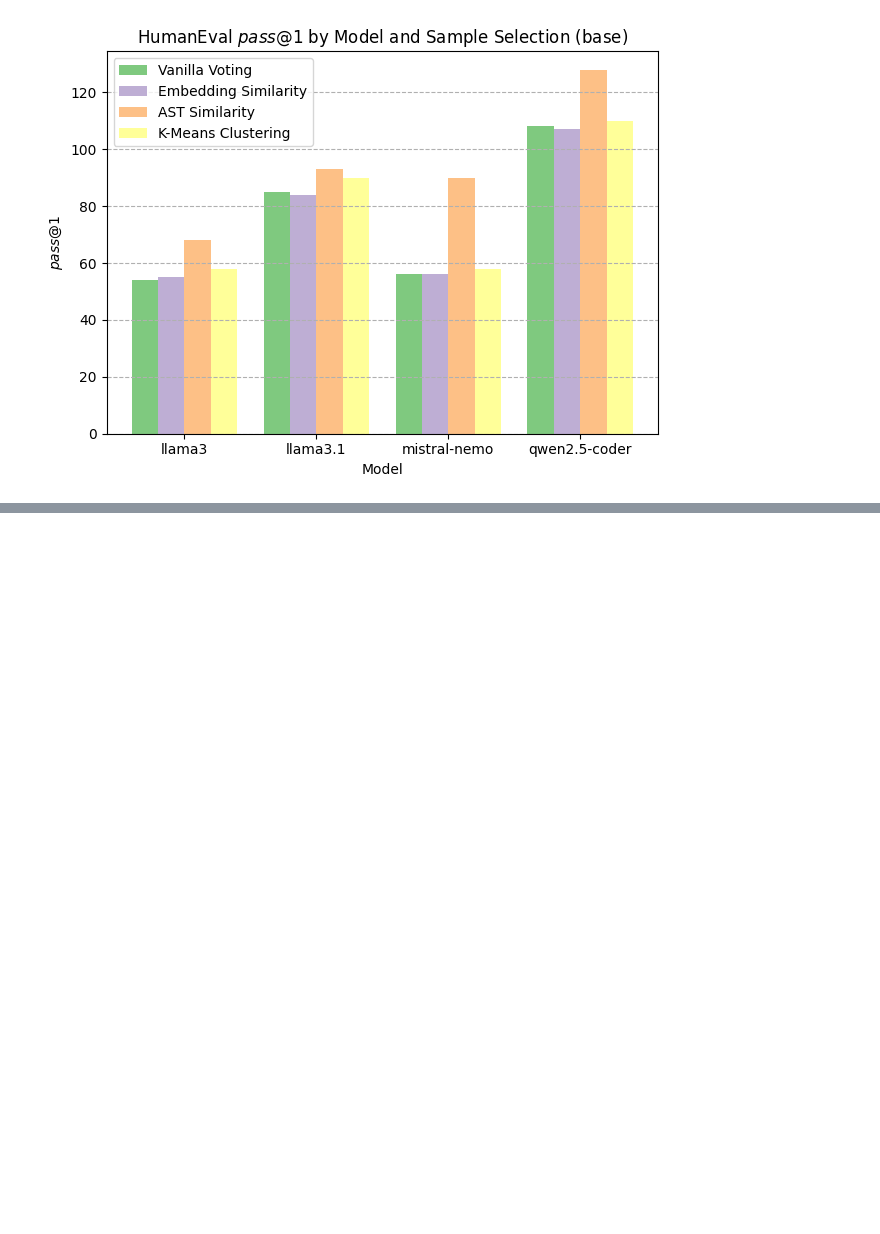
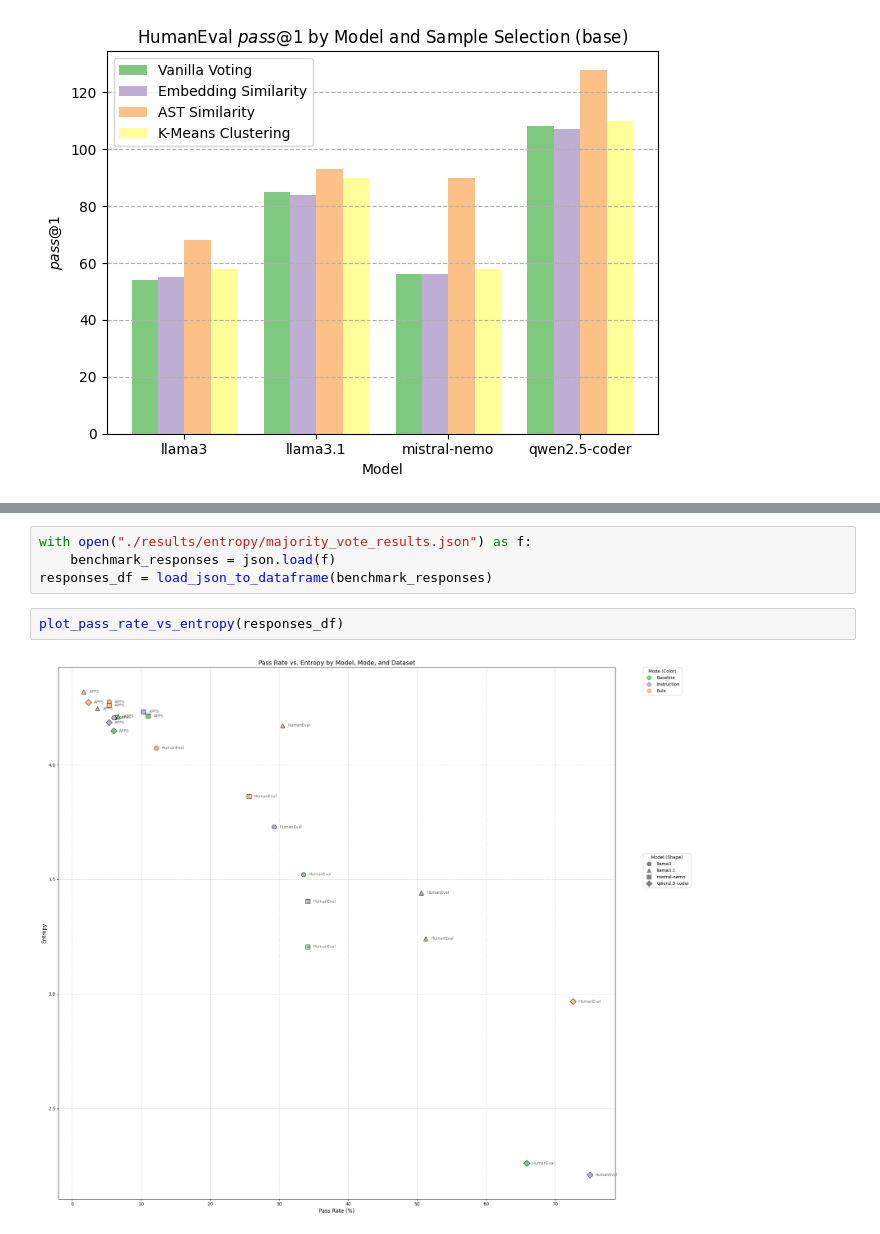
Before and after one commit to HyunjoonCho/mvce, a Jupyter notebook: visualize.ipynb, the cells around one changed output, grey strips where cells are left out. Saved outputs shown, nothing was run; the diff lists cells and outputs as text; blank space fills up the shorter version.

Commit message:
Add plot visualisation via update

```diff
--- a/visualize.ipynb
+++ b/visualize.ipynb
@@ -348,0 +547,8 @@ load_and_visualize_sample_selection(benchmark, models, technique_wise_results, p
+# %%
+with open("./results/entropy/majority_vote_results.json") as f:
+    benchmark_responses = json.load(f)
+responses_df = load_json_to_dataframe(benchmark_responses)
+# %%
+plot_pass_rate_vs_entropy(responses_df)
+# %% [output]
+[figure, added]
```
Also changed, not shown: parts of 6 cells of this notebook, 4 other files.
